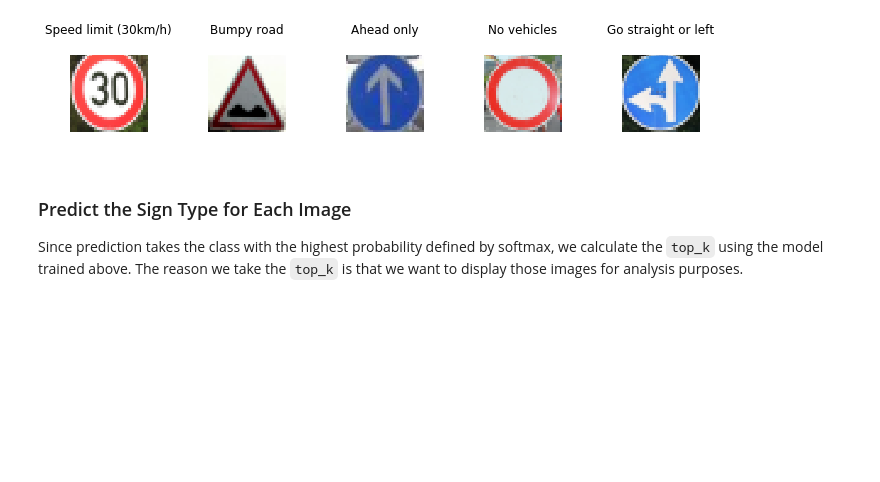
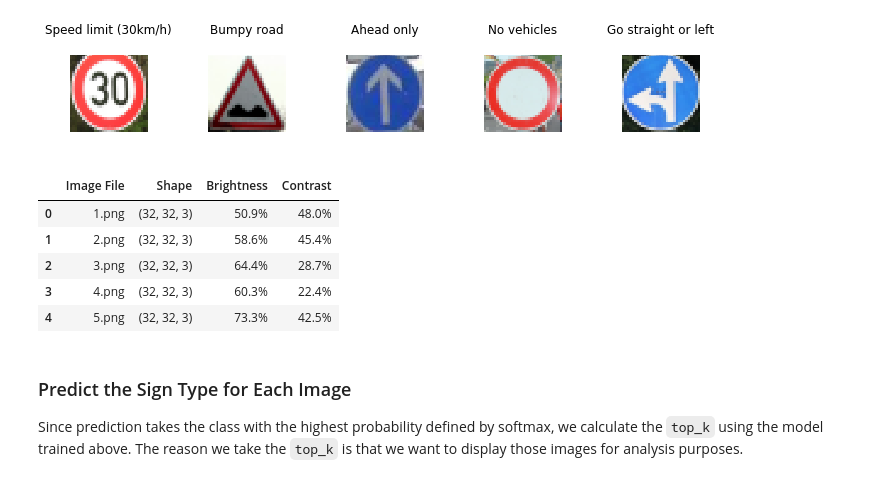
Before and after one commit to sheayun-kmu/CarND-Traffic-Sign-Classifier-Project, a Jupyter notebook: Traffic_Sign_Classifier.ipynb, the cells around one changed output. Cells and saved outputs as stored; diff of their text form; code cells hidden in the pictures; blank space fills up the shorter version.

```diff
--- a/Traffic_Sign_Classifier.ipynb
+++ b/Traffic_Sign_Classifier.ipynb
@@ -369,6 +375,39 @@ for i in range(len(images)):
     axs[i].set_axis_off()
 # %% [output]
 [figure]
+# %%
+# Get summary of sample images.
+shapes = [img.shape for img in images]
+brightness = []
+contrast = []
+for img in images:
+    hsv = img.copy()
+    b = np.mean(hsv[:,:,2])
+    brightness.append('{:.1f}%'.format(b * 100 / 255))
+    lab = cv2.cvtColor(img, cv2.COLOR_RGB2LAB)
+    L, A, B = cv2.split(lab)
+    kernel = np.ones((5, 5), np.uint8)
+    minv = (cv2.erode(L, kernel, iterations=1)).astype(np.float32)
+    maxv = (cv2.dilate(L, kernel, iterations=1)).astype(np.float32)
+    c = np.mean((maxv - minv) / (maxv + minv))
+    contrast.append('{:.1f}%'.format(c * 100))
+
+data = {
+    'Image File': sample_files,
+    'Shape': shapes,
+    'Brightness': brightness,
+    'Contrast': contrast,
+}
+df = pd.DataFrame(data)
+df.style.hide_index()
+display(df)
+# %% [output]
+|  | Image File | Shape | Brightness | Contrast |
+| 0 | 1.png | (32, 32, 3) | 50.9% | 48.0% |
+| 1 | 2.png | (32, 32, 3) | 58.6% | 45.4% |
+| 2 | 3.png | (32, 32, 3) | 64.4% | 28.7% |
+| 3 | 4.png | (32, 32, 3) | 60.3% | 22.4% |
+| 4 | 5.png | (32, 32, 3) | 73.3% | 42.5% |
 # %% [markdown]
 ### Predict the Sign Type for Each Image
 
```
Also changed, not shown: parts of 1 cell of this notebook, 2 other files.
